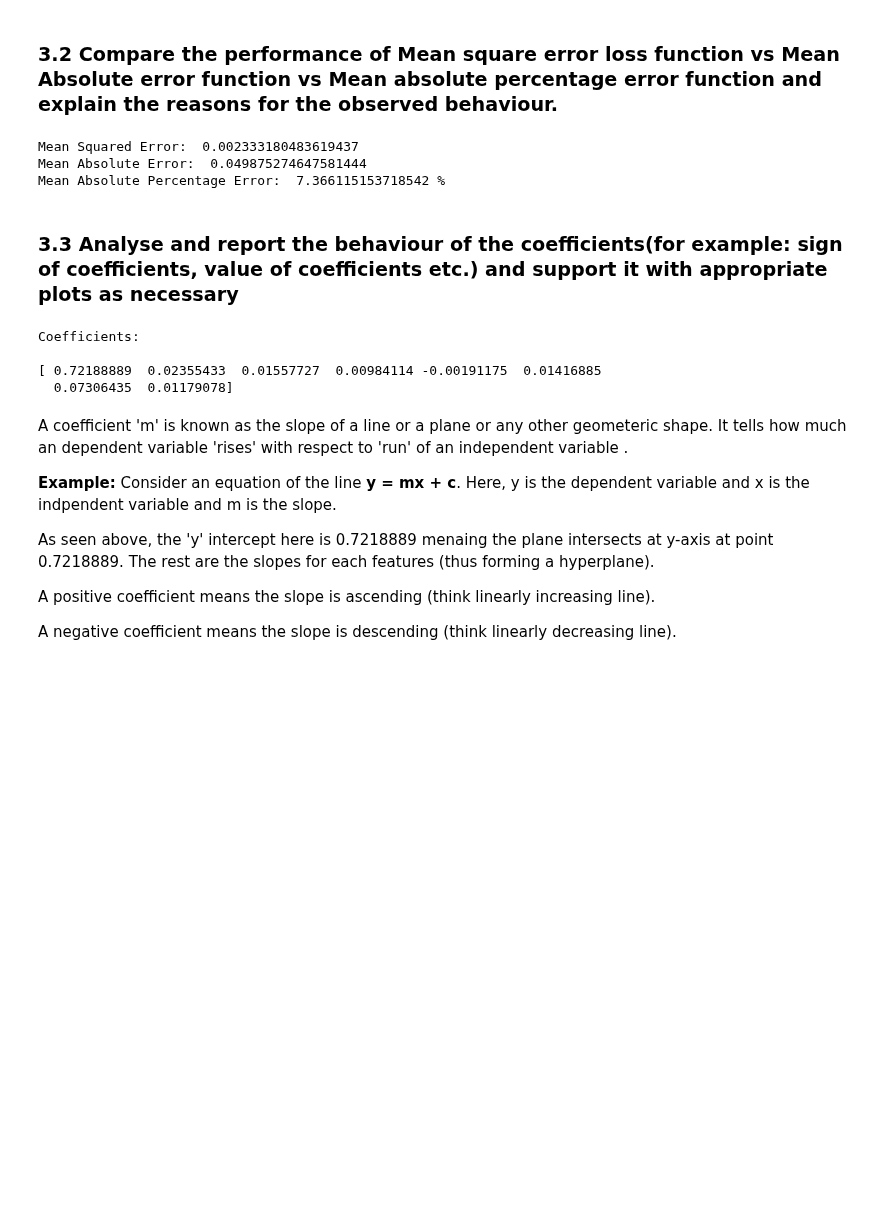
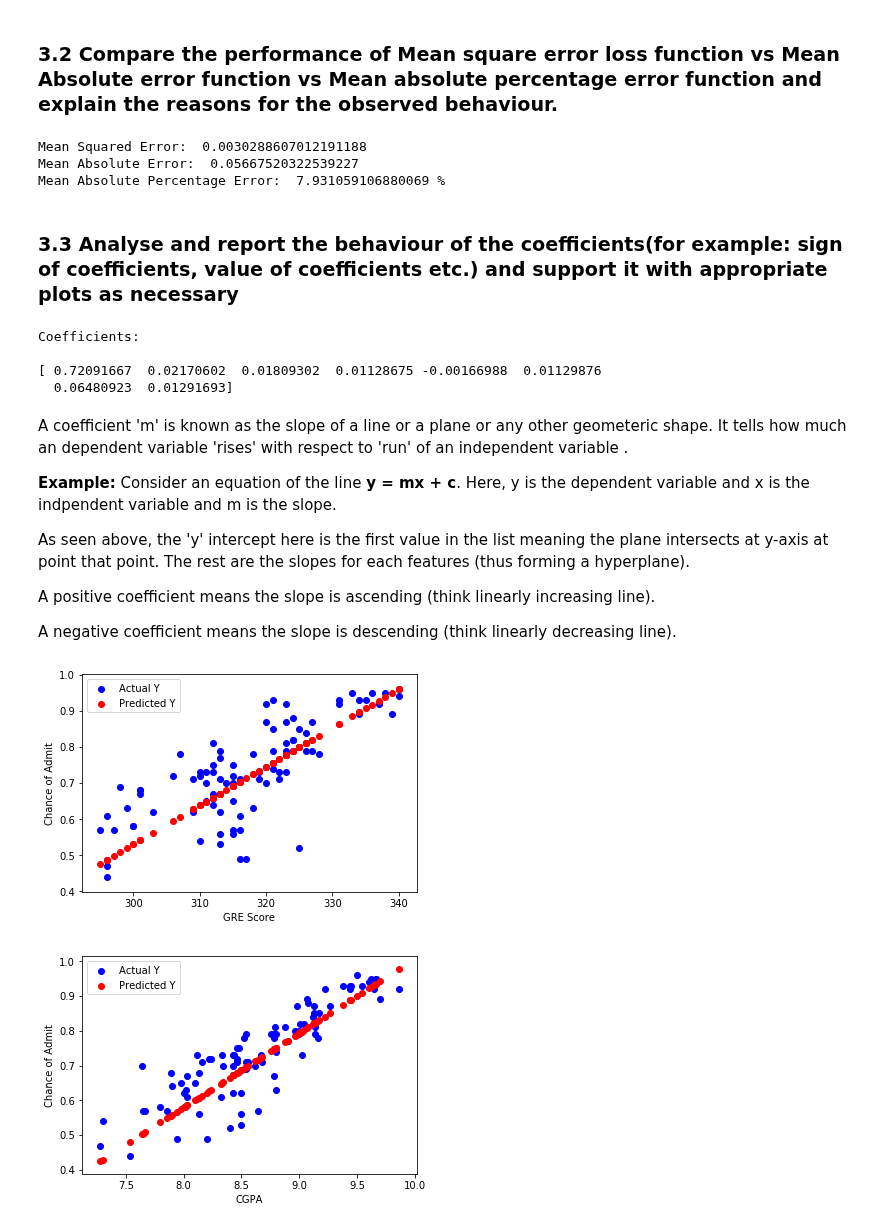
Before and after one commit to devloper13/DecisionTreeFromScratch, a Jupyter notebook: KNN,Bayes,LinR.ipynb, the cells around one changed output. Cells and saved outputs as stored; diff of their text form; code cells hidden in the pictures; blank space fills up the shorter version.

```diff
--- a/KNN,Bayes,LinR.ipynb
+++ b/KNN,Bayes,LinR.ipynb
@@ -16,6 +17,7 @@ def get_test_train(location):
 def get_test_train_with_header(location):
     location = '~/Documents/SMAI/Assignment2/' + location
     dataframe = pd.read_csv(location)
+    dataframe = dataframe.sample(frac=1).reset_index(drop=True)
     train  = dataframe[:int(0.8*len(dataframe))]
     test = dataframe[int(0.8*len(dataframe)):]
     return test,train
@@ -551,9 +628,9 @@ print("Mean Absolute Error: ",MeanAbsoluteError(X,slopeValues,np.array(test[targ
 #Mean Absolute percentage
 print("Mean Absolute Percentage Error: ",MeanAbsolutePercentage(X,slopeValues,np.array(test[target].values)),"%")
 # %% [output]
-Mean Squared Error:  0.002333180483619437
-Mean Absolute Error:  0.049875274647581444
-Mean Absolute Percentage Error:  7.366115153718542 %
+Mean Squared Error:  0.0030288607012191188
+Mean Absolute Error:  0.05667520322539227
+Mean Absolute Percentage Error:  7.931059106880069 %
 # %% [markdown]
 ### 3.3 Analyse and report the behaviour of the coefficients(for example: sign of coefficients, value of coefficients etc.) and support it with appropriate plots as necessary
 # %%
@@ -566,16 +643,45 @@ print(slopeValues)
 # %% [output]
 Coefficients:
 
-[ 0.72188889  0.02355433  0.01557727  0.00984114 -0.00191175  0.01416885
-  0.07306435  0.01179078]
+[ 0.72091667  0.02170602  0.01809302  0.01128675 -0.00166988  0.01129876
+  0.06480923  0.01291693]
 # %% [markdown]
 A coefficient 'm' is known as the slope of a line or a plane or any other geometeric shape.
 It tells how much an dependent variable 'rises' with respect to 'run' of an independent variable .
 
 <b>Example:</b> Consider an equation of the line <b>y = mx + c</b>. Here, y is the dependent variable and x is the indpendent variable and m is the slope.
 
-As seen above, the 'y' intercept here is 0.7218889 menaing the plane intersects at y-axis at point 0.7218889. The rest are the slopes for each features (thus forming a hyperplane).
+As seen above, the 'y' intercept here is the first value in the list meaning the plane intersects at y-axis at point that point. The rest are the slopes for each features (thus forming a hyperplane).
 
 A positive coefficient means the slope is ascending (think linearly increasing line).
 
 A negative coefficient means the slope is descending (think linearly decreasing line).
+# %%
+location = 'AdmissionDataset/data.csv'
+test,train = get_test_train_with_header(location)
+target = 'Chance of Admit'
+slopeValues = LinearRegressionFit(test[['Serial No.','GRE Score','Chance of Admit']],train[['Serial No.','GRE Score','Chance of Admit']],target)
+#GRE
+X,predicted_y,r2score = predictLinear(test[['Serial No.','GRE Score','Chance of Admit']],target,slopeValues)
+plt.scatter(test['GRE Score'].values,test['Chance of Admit'],c = 'b',label="Actual Y")
+plt.scatter(test['GRE Score'].values,predicted_y,c='r',label="Predicted Y")
+
+plt.xlabel("GRE Score")
+plt.ylabel("Chance of Admit")
+plt.legend()
+plt.show()
+
+#CGPA
+slopeValues = LinearRegressionFit(test[['Serial No.','CGPA','Chance of Admit']],train[['Serial No.','CGPA','Chance of Admit']],target)
+
+X,predicted_y,r2score = predictLinear(test[['Serial No.','CGPA','Chance of Admit']],target,slopeValues)
+plt.scatter(test['CGPA'].values,test['Chance of Admit'],c = 'b',label="Actual Y")
+plt.scatter(test['CGPA'].values,predicted_y,c='r',label="Predicted Y")
+
+plt.xlabel("CGPA")
+plt.ylabel("Chance of Admit")
+plt.legend()
+plt.show()
+# %% [output]
+[figure, added]
+[figure, added]
```
Also changed, not shown: parts of 18 cells of this notebook.
